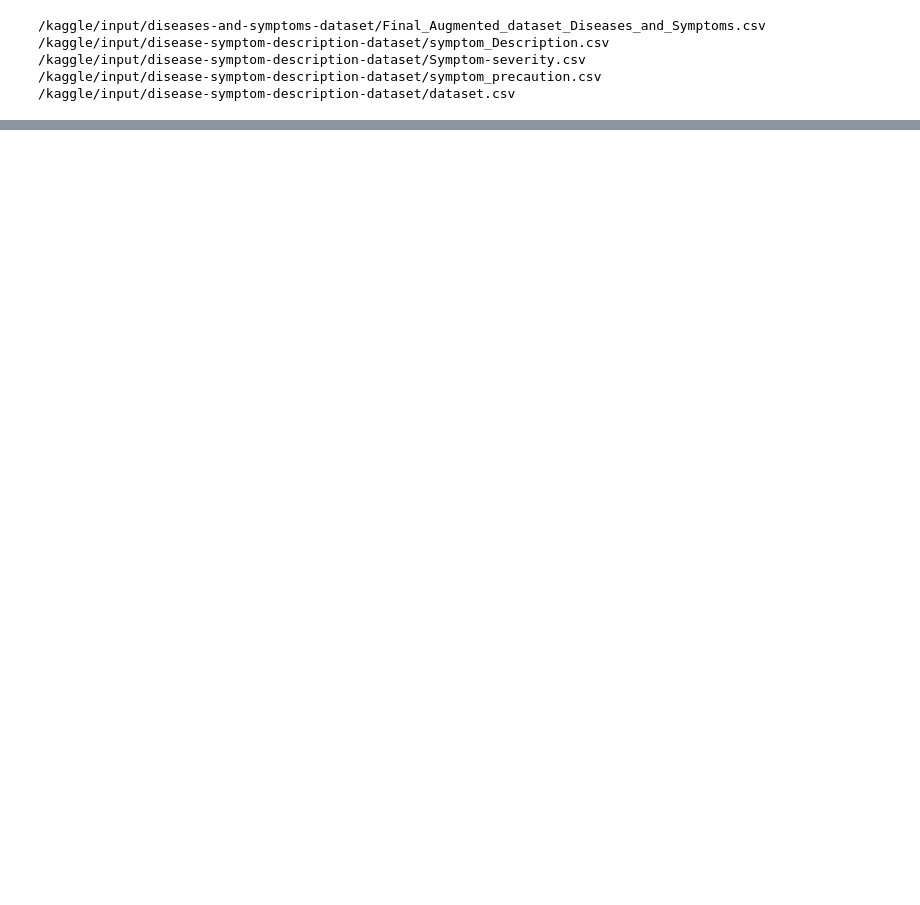
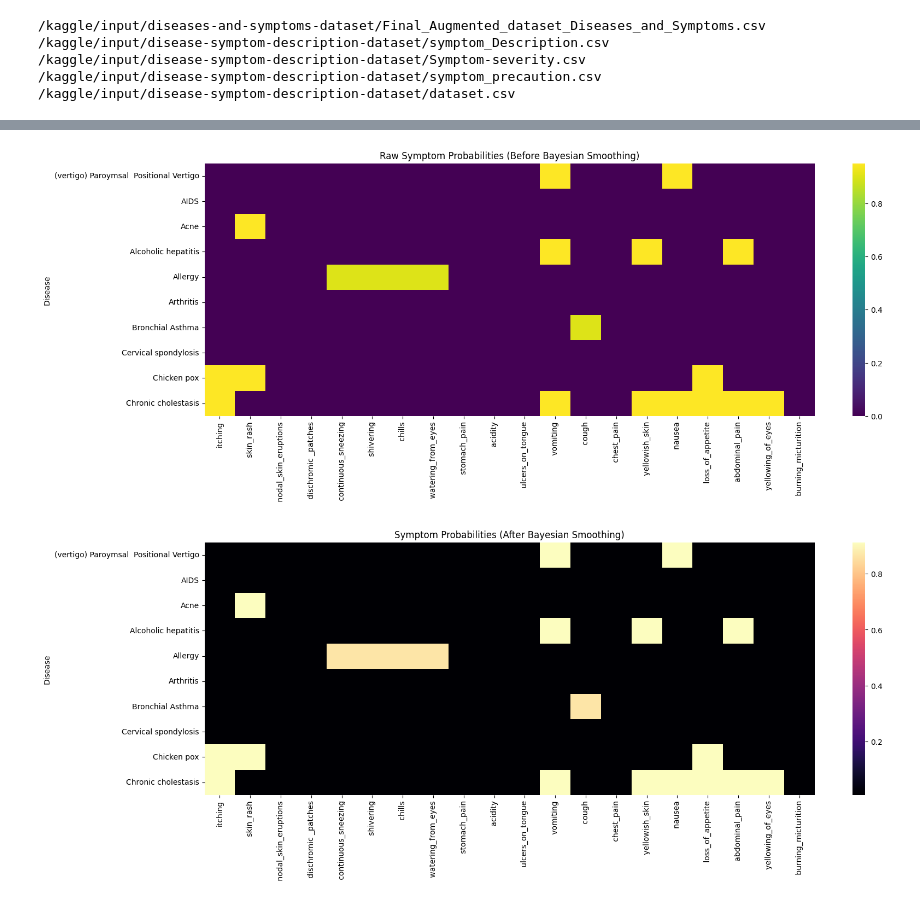
Before and after one commit to raman7976/Symptom-Disease-Diagnosis-ML, a Jupyter notebook: symptom-disease-diagnosis.ipynb, the cells around one changed output, grey strips where cells are left out. Cells and saved outputs as stored; diff of their text form; code cells hidden in the pictures; blank space fills up the shorter version.

```diff
--- a/symptom-disease-diagnosis.ipynb
+++ b/symptom-disease-diagnosis.ipynb
@@ -150,0 +157,24 @@ Diagnosis complete.
+# %%
+import pandas as pd
+
+# Assuming your binary_matrix (symptoms presence) and df['Disease'] are already defined:
+# Add the disease column to binary_matrix for grouping
+binary_matrix_with_disease = binary_matrix.copy()
+binary_matrix_with_disease['Disease'] = df['Disease'].values
+
+# Disease-wise symptom counts
+disease_symptom_counts = binary_matrix_with_disease.groupby('Disease').sum()
+
+
+# Total patients per disease (should be 120 each)
+disease_patient_counts = binary_matrix_with_disease.groupby('Disease').size()
+print(disease_patient_counts)
+
+# Disease-level smoothed probabilities
+alpha = 1   # Prior count (you can tune these)
+beta = 5    # Higher beta means more smoothing for extremely rare symptoms
+
+disease_smoothed_probs = (disease_symptom_counts + alpha).div(disease_patient_counts + alpha + beta, axis=0)
+
+# Example: Probability of each symptom in each disease after smoothing
+print(disease_smoothed_probs.head())
@@ -150,0 +199,21 @@ Diagnosis complete.
+# %%
+import seaborn as sns
+import matplotlib.pyplot as plt
+
+# Before smoothing (raw probability)
+disease_raw_probs = disease_symptom_counts.div(disease_patient_counts, axis=0)
+
+# Plot heatmap for a subset (first 10 diseases, first 20 symptoms)
+plt.figure(figsize=(18, 6))
+sns.heatmap(disease_raw_probs.iloc[:10, :20], cmap='viridis')
+plt.title("Raw Symptom Probabilities (Before Bayesian Smoothing)")
+plt.show()
+
+# After smoothing
+plt.figure(figsize=(18, 6))
+sns.heatmap(disease_smoothed_probs.iloc[:10, :20], cmap='magma')
+plt.title("Symptom Probabilities (After Bayesian Smoothing)")
+plt.show()
+# %% [output]
+[figure, added]
+[figure, added]
```
Also changed, not shown: parts of 32 cells of this notebook.
